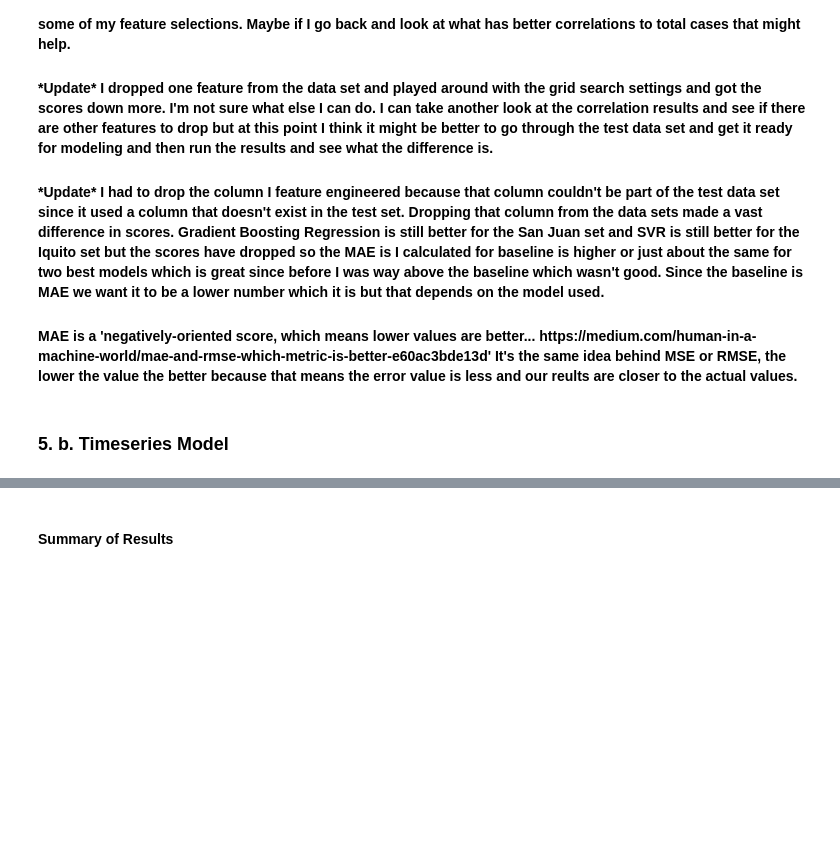
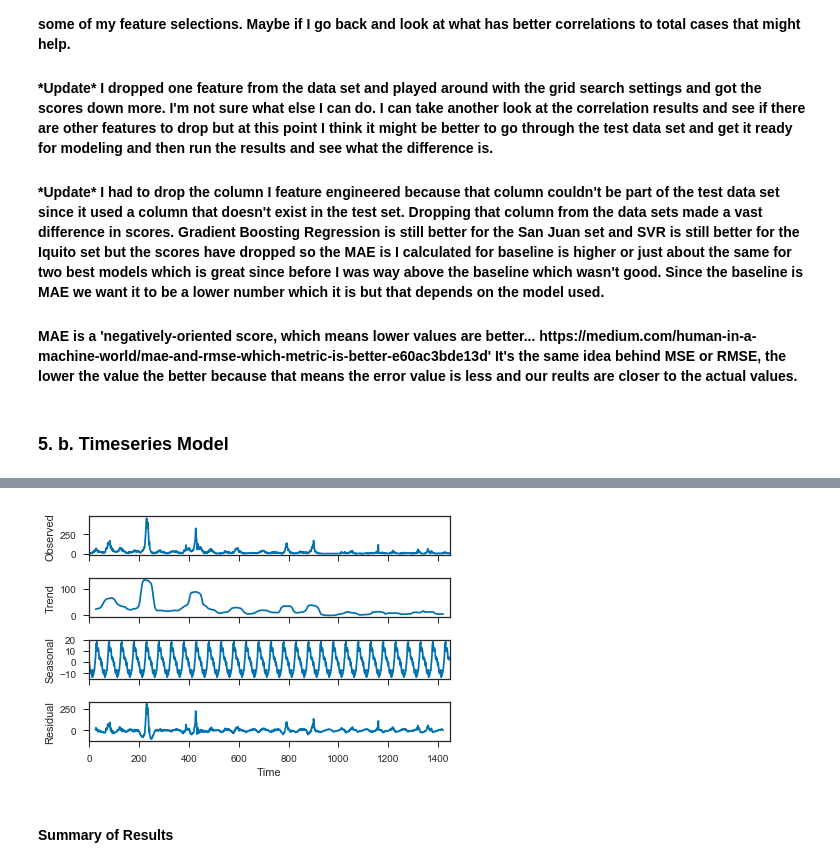
Before and after one commit to emmacorbino/Capstone, a Jupyter notebook: Capstone.ipynb, the cells around one changed output, grey strips where cells are left out. Drawn from its saved outputs; the diff is of its cells as text; code cells hidden in the pictures; blank space fills up the shorter version.

```diff
--- a/Capstone.ipynb
+++ b/Capstone.ipynb
@@ -1352,3 +1366,11 @@ Test score 5.603612328
+# %%
+total_cases_series = pd.Series(dengue['total_cases'])
+decomposed = sm.tsa.seasonal_decompose(total_cases_series.values, model='additive', freq = 50)
+#s=sm.tsa.seasonal_decompose(dengue.change_in_cases)
+decomposed.plot()
+pyplot.show()
+# %% [output]
+[figure, added]
 # %% [markdown]
 #### Summary of Results
 # %% [markdown]
```
Also changed, not shown: parts of 10 cells of this notebook.
